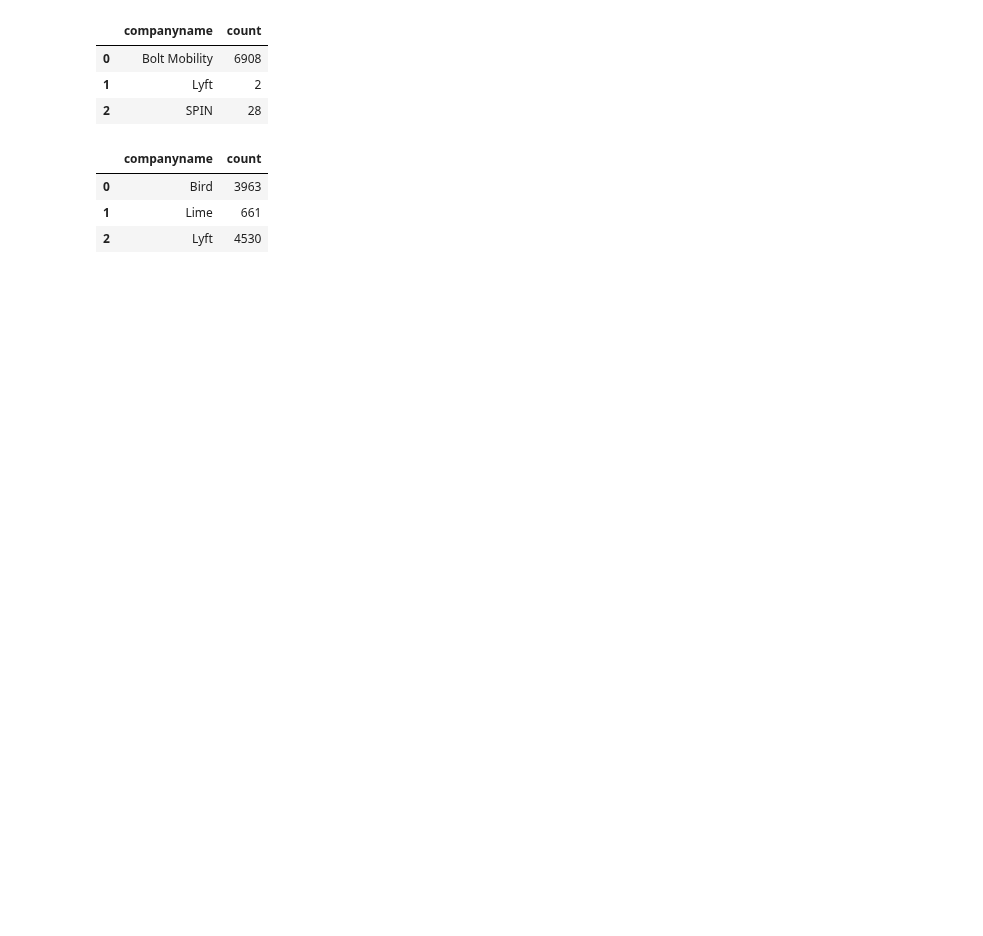
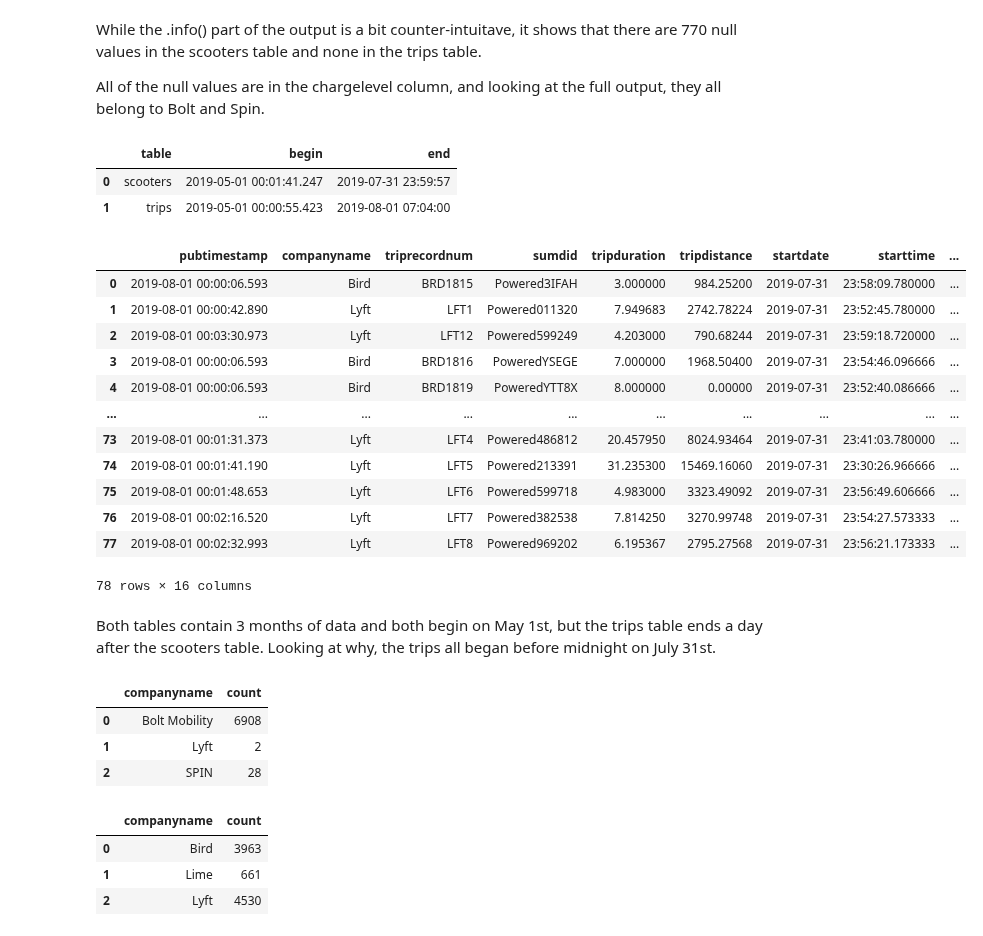
Before and after one commit to NSS-Data-Analytics-Cohort-10/scooters-group-6, a Jupyter notebook: notebooks/scooters.ipynb, the cells around one changed output. Cells and saved outputs as stored; diff of their text form; code cells hidden in the pictures; blank space fills up the shorter version.

```diff
--- a/notebooks/scooters.ipynb
+++ b/notebooks/scooters.ipynb
@@ -52,3 +89,58 @@ From trips table:
+# %% [markdown]
+While the .info() part of the output is a bit counter-intuitave, it shows that there are 770 null values in the scooters table and none in the trips table.
+
+All of the null values are in the chargelevel column, and looking at the full output, they all belong to Bolt and Spin.
+# %%
+date_range = '''
+(SELECT
+    'scooters' table,
+    MIN(pubdatetime) begin,
+    MAX(pubdatetime) end
+FROM scooters)
+UNION
+(SELECT
+    'trips' table,
+    MIN(pubtimestamp) begin,
+    MAX(pubtimestamp) end
+FROM trips);
+'''
+
+with engine.connect() as connection:
+    dates = pd.read_sql(text(date_range), con = connection)
+
+dates
+# %% [output]
+|  | table | begin | end |
+| 0 | scooters | 2019-05-01 00:01:41.247 | 2019-07-31 23:59:57 |
+| 1 | trips | 2019-05-01 00:00:55.423 | 2019-08-01 07:04:00 |
+# %%
+aug_first = '''
+SELECT *
+FROM trips
+WHERE enddate > '2019-07-31'
+LIMIT 100;
+'''
+
+with engine.connect() as connection:
+    late = pd.read_sql(text(aug_first), con = connection)
+
+late
+# %% [output]
+|  | pubtimestamp | companyname | triprecordnum | sumdid | tripduration | tripdistance | startdate | starttime | ... |
+| 0 | 2019-08-01 00:00:06.593 | Bird | BRD1815 | Powered3IFAH | 3.000000 | 984.25200 | 2019-07-31 | 23:58:09.780000 | ... |
+| 1 | 2019-08-01 00:00:42.890 | Lyft | LFT1 | Powered011320 | 7.949683 | 2742.78224 | 2019-07-31 | 23:52:45.780000 | ... |
+| 2 | 2019-08-01 00:03:30.973 | Lyft | LFT12 | Powered599249 | 4.203000 | 790.68244 | 2019-07-31 | 23:59:18.720000 | ... |
+| 3 | 2019-08-01 00:00:06.593 | Bird | BRD1816 | PoweredYSEGE | 7.000000 | 1968.50400 | 2019-07-31 | 23:54:46.096666 | ... |
+| 4 | 2019-08-01 00:00:06.593 | Bird | BRD1819 | PoweredYTT8X | 8.000000 | 0.00000 | 2019-07-31 | 23:52:40.086666 | ... |
+| ... | ... | ... | ... | ... | ... | ... | ... | ... | ... |
+| 73 | 2019-08-01 00:01:31.373 | Lyft | LFT4 | Powered486812 | 20.457950 | 8024.93464 | 2019-07-31 | 23:41:03.780000 | ... |
+| 74 | 2019-08-01 00:01:41.190 | Lyft | LFT5 | Powered213391 | 31.235300 | 15469.16060 | 2019-07-31 | 23:30:26.966666 | ... |
+| 75 | 2019-08-01 00:01:48.653 | Lyft | LFT6 | Powered599718 | 4.983000 | 3323.49092 | 2019-07-31 | 23:56:49.606666 | ... |
+| 76 | 2019-08-01 00:02:16.520 | Lyft | LFT7 | Powered382538 | 7.814250 | 3270.99748 | 2019-07-31 | 23:54:27.573333 | ... |
+| 77 | 2019-08-01 00:02:32.993 | Lyft | LFT8 | Powered969202 | 6.195367 | 2795.27568 | 2019-07-31 | 23:56:21.173333 | ... |
+78 rows × 16 columns
+# %% [markdown]
+Both tables contain 3 months of data and both begin on May 1st, but the trips table ends a day after the scooters table. Looking at why, the trips all began before midnight on July 31st.
 # %%
 long_trips = '''
 SELECT
```
Also changed, not shown: parts of 14 cells of this notebook.
